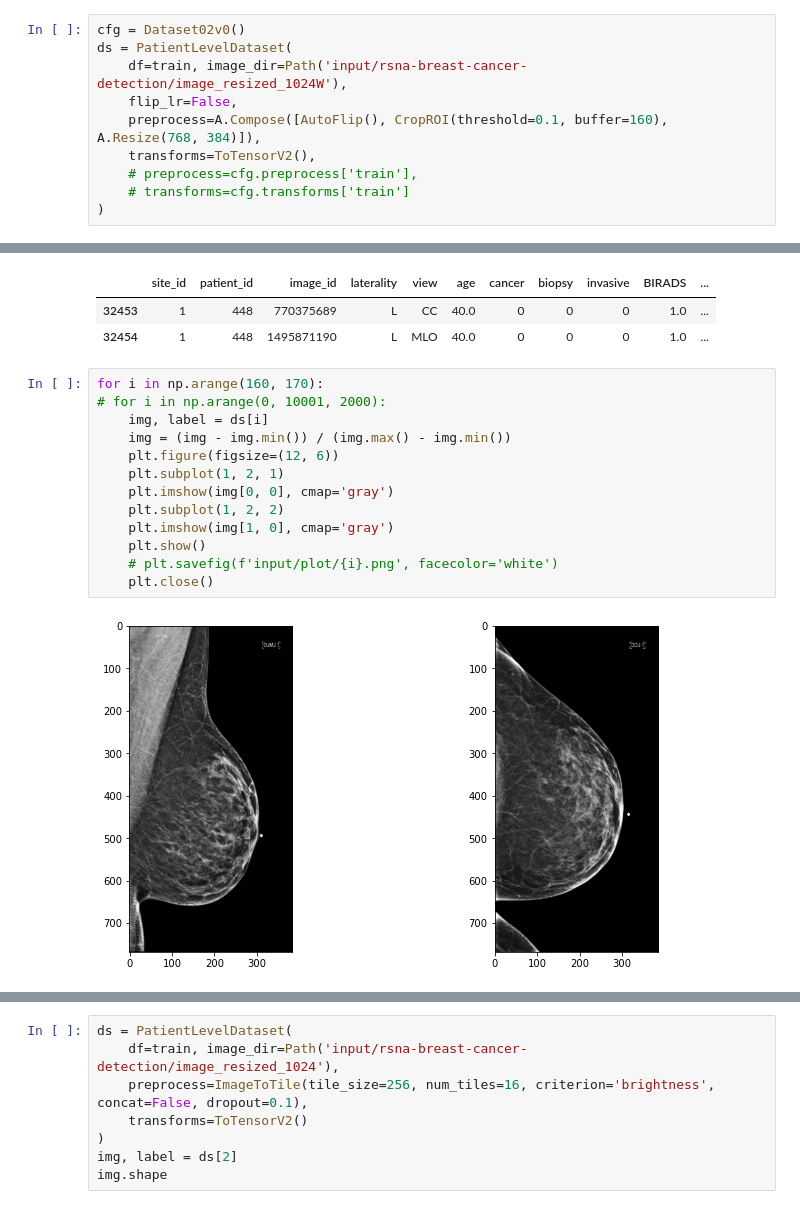
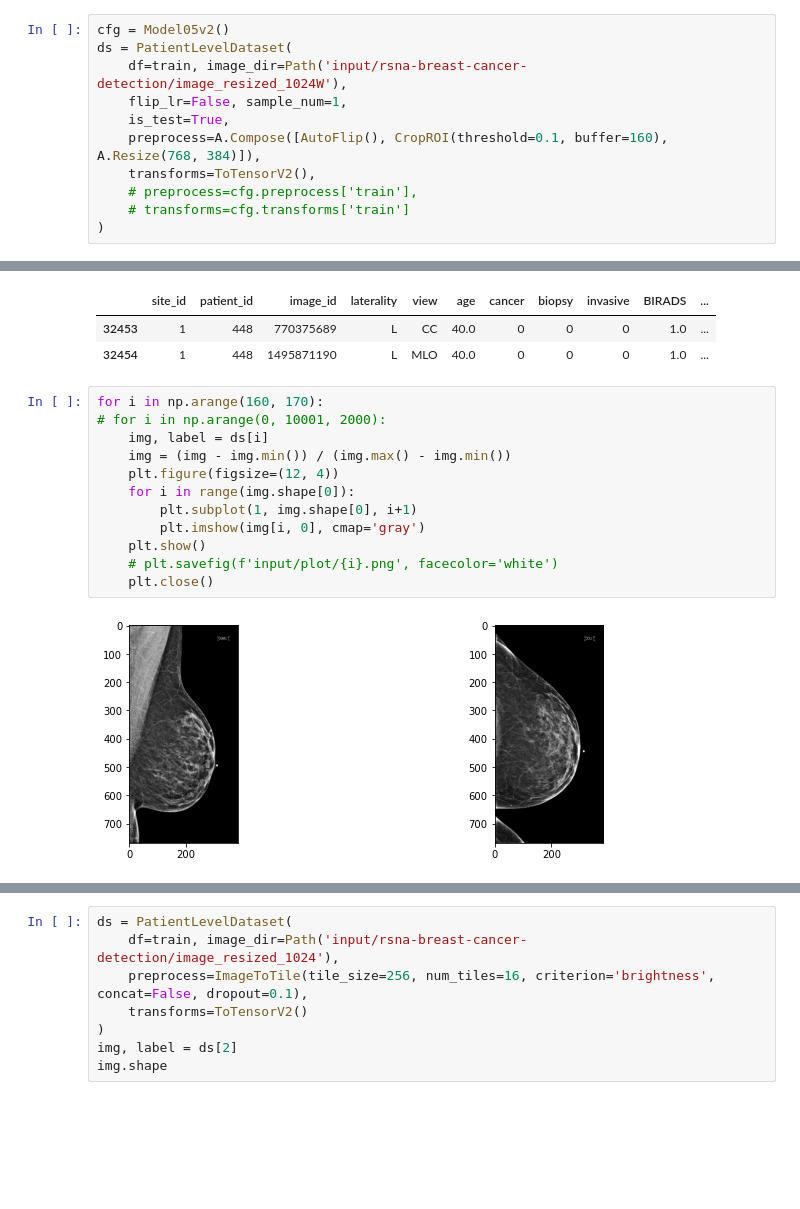
Before and after one commit to analokmaus/kaggle-rsna-breast-cancer, a Jupyter notebook: 00_eda.ipynb, the cells around one changed output, grey strips where cells are left out. Drawn from its saved outputs; the diff is of its cells as text; blank space fills up the shorter version.

```diff
--- a/00_eda.ipynb
+++ b/00_eda.ipynb
@@ -211,10 +211,11 @@ import torch
 from transforms import *
 from configs import *
 # %%
-cfg = Dataset02v0()
+cfg = Model05v2()
 ds = PatientLevelDataset(
     df=train, image_dir=Path('input/rsna-breast-cancer-detection/image_resized_1024W'),
-    flip_lr=False,
+    flip_lr=False, sample_num=1,
+    is_test=True,
     preprocess=A.Compose([AutoFlip(), CropROI(threshold=0.1, buffer=160), A.Resize(768, 384)]),
     transforms=ToTensorV2(),
     # preprocess=cfg.preprocess['train'],
@@ -232,15 +233,14 @@ ds.df_dict[ds.pids[160]]
 # %%
 for i in np.arange(160, 170):
 # for i in np.arange(0, 10001, 2000):
     img, label = ds[i]
     img = (img - img.min()) / (img.max() - img.min())
-    plt.figure(figsize=(12, 6))
-    plt.subplot(1, 2, 1)
-    plt.imshow(img[0, 0], cmap='gray')
-    plt.subplot(1, 2, 2)
-    plt.imshow(img[1, 0], cmap='gray')
+    plt.figure(figsize=(12, 4))
+    for i in range(img.shape[0]):
+        plt.subplot(1, img.shape[0], i+1)
+        plt.imshow(img[i, 0], cmap='gray')
     plt.show()
     # plt.savefig(f'input/plot/{i}.png', facecolor='white')
     plt.close()
 # %% [output]
-[figure, old version]
+[figure, new version]
```
Also changed, not shown: parts of 4 cells of this notebook, 4 other files.
